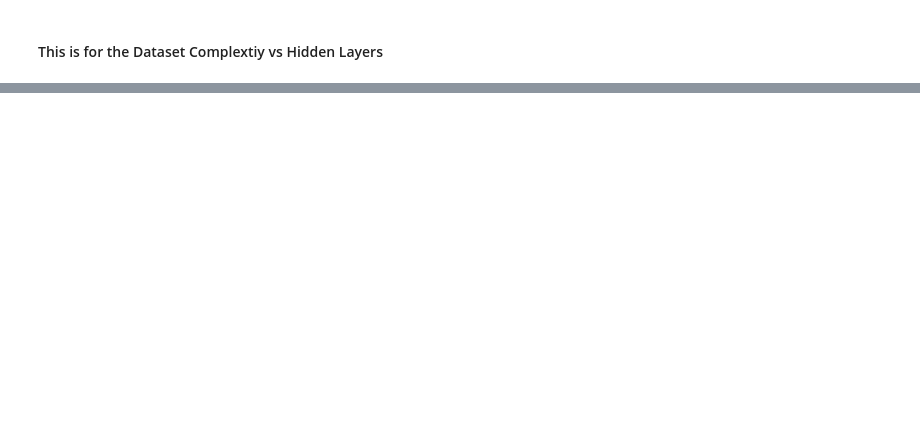
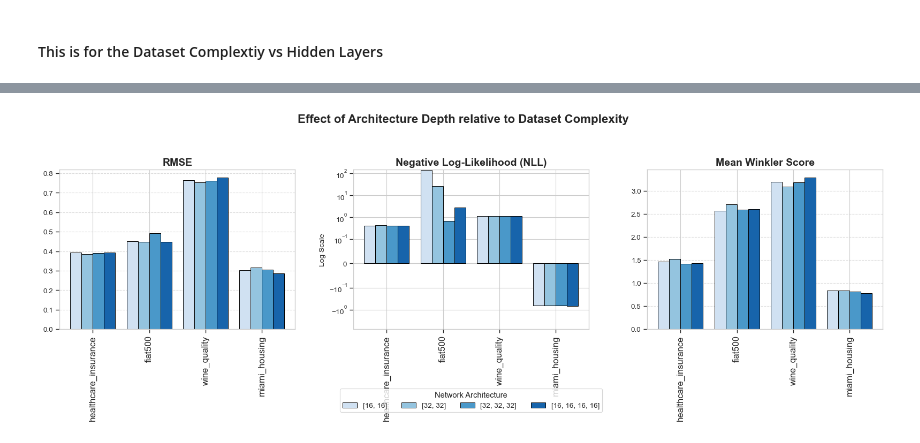
Before and after one commit to Kingmopser/BachelorsThesisCode, a Jupyter notebook: archive/examples/plot_test.ipynb, the cells around one changed output, grey strips where cells are left out. Drawn from its saved outputs; the diff is of its cells as text; code cells hidden in the pictures; blank space fills up the shorter version.

```diff
--- a/archive/examples/plot_test.ipynb
+++ b/archive/examples/plot_test.ipynb
@@ -442,0 +452,97 @@ plt.show()
+# %%
+import matplotlib.pyplot as plt
+import numpy as np
+import seaborn as sns
+
+# ==========================================
+# 1. Setup and Aesthetic Configuration
+# ==========================================
+plt.style.use('seaborn-v0_8-whitegrid')
+sns.set_context("paper", font_scale=1.1)
+
+# X-Axis is now Datasets (Ordered strictly by complexity: Easiest to Hardest)
+datasets = ['healthcare_insurance', 'fiat500', 'wine_quality', 'miami_housing']
+architectures = ['[16, 16]', '[32, 32]', '[32, 32, 32]', '[16, 16, 16, 16]']
+
+# Professional architecture-based color palette
+colors = sns.color_palette("Blues", len(architectures))
+
+# ==========================================
+# 2. Your Data (REORDERED to match the new dataset list!)
+# Format: [ [16,16], [32,32], [32,32,32], [16,16,16,16] ]
+# ==========================================
+# NOTE: Paste your exact numbers here. I have rearranged the dummy arrays
+# so insurance is first, fiat is second, wine is third, miami is fourth.
+data_rmse = [
+    [0.3944626687375909,0.3861456461641176, 0.3911289644432589, 0.39314994673040266],   # fiat500
+    [0.4498986199675602,0.4495925517073077,0.4915042264710821,0.44747910320544515],    # insurance
+    [0.7655152438269673, 0.7543914417309023, 0.7610974482170239, 0.7793275732977718],  # wine
+    [0.30245815937873827, 0.31721759294855295, 0.3046928552556919,0.2850050259442642]    # miami
+]
+
+# Notice how NLL spikes on 4-layers for small data (Variance Overfitting!)
+data_nll = [
+    [0.40782657265663147, 0.43725648522377014,0.4082222580909729, 0.41318240761756897],     # fiat500
+    [141.40725708007812, 25.900348663330078, 0.6802657246589661,2.7609667778015137],     # insurance
+    [1.1366194486618042,1.104927659034729, 1.1140403747558594, 1.1449558734893799],    # wine
+    [-0.6608001589775085,-0.6596077084541321,-0.6574397683143616,-0.6900688409805298]      # miami
+]
+
+data_winkler = [
+    [1.4669269323349, 1.5277472734451294, 1.4223235845565796, 1.42762291431427],     # fiat500
+    [2.568767547607422, 2.707418441772461, 2.59110689163208, 2.609239101409912],     # insurance
+    [3.194265604019165, 3.092755079269409,3.185035228729248, 3.296090841293335],     # wine
+    [0.834879994392395, 0.8379188179969788,0.8098778128623962,0.7790091037750244]    # miami
+]
+
+# Transpose the data so rows become architectures and columns become datasets
+data_rmse_T = np.array(data_rmse).T
+data_nll_T = np.array(data_nll).T
+data_winkler_T = np.array(data_winkler).T
+
+# ==========================================
+# 3. Plotting Function
+# ==========================================
+fig, axes = plt.subplots(1, 3, figsize=(16, 6), sharey=False)
+fig.suptitle('Effect of Architecture Depth relative to Dataset Complexity',
+             fontsize=16, fontweight='bold', y=1.05)
+
+metrics = [('RMSE', data_rmse_T, axes[0], False),
+           ('Negative Log-Likelihood (NLL)', data_nll_T, axes[1], True), # Log Scale for NLL
+           ('Mean Winkler Score', data_winkler_T, axes[2], False)]
+
+x = np.arange(len(datasets))
+width = 0.2
+
+for metric_name, data_matrix, ax, use_log in metrics:
+    multiplier = 0
+    # Loop through architectures to plot them
+    for idx, arch_name in enumerate(architectures):
+        offset = width * multiplier
+        ax.bar(x + offset, data_matrix[idx], width, label=arch_name,
+               color=colors[idx], edgecolor='black', linewidth=0.7)
+        multiplier += 1
+
+    # Formatting each subplot
+    ax.set_title(metric_name, fontsize=14, fontweight='bold')
+
+    # === THE FIX: Vertical X-Axis Labels ===
+    ax.set_xticks(x + width * 1.5)
+    ax.set_xticklabels(datasets, fontsize=12, rotation=90)
+
+    # Apply Log Scale to NLL to prevent squashing
+    if use_log:
+        ax.set_yscale('symlog', linthresh=0.1)
+        ax.set_ylabel('Log Scale', fontsize=10)
+    else:
+        ax.grid(axis='y', linestyle='--', alpha=0.7)
+
+# Add the legend to the middle plot
+axes[1].legend(title="Network Architecture", loc='upper center', bbox_to_anchor=(0.5, -0.35),
+               ncol=4, frameon=True, shadow=False)
+
+plt.tight_layout()
+plt.savefig('architecture_complexity_vertical.pdf', format='pdf', bbox_inches='tight')
+plt.show()
+# %% [output]
+[figure, added]
```
Also changed, not shown: parts of 7 cells of this notebook, 1 other file.
